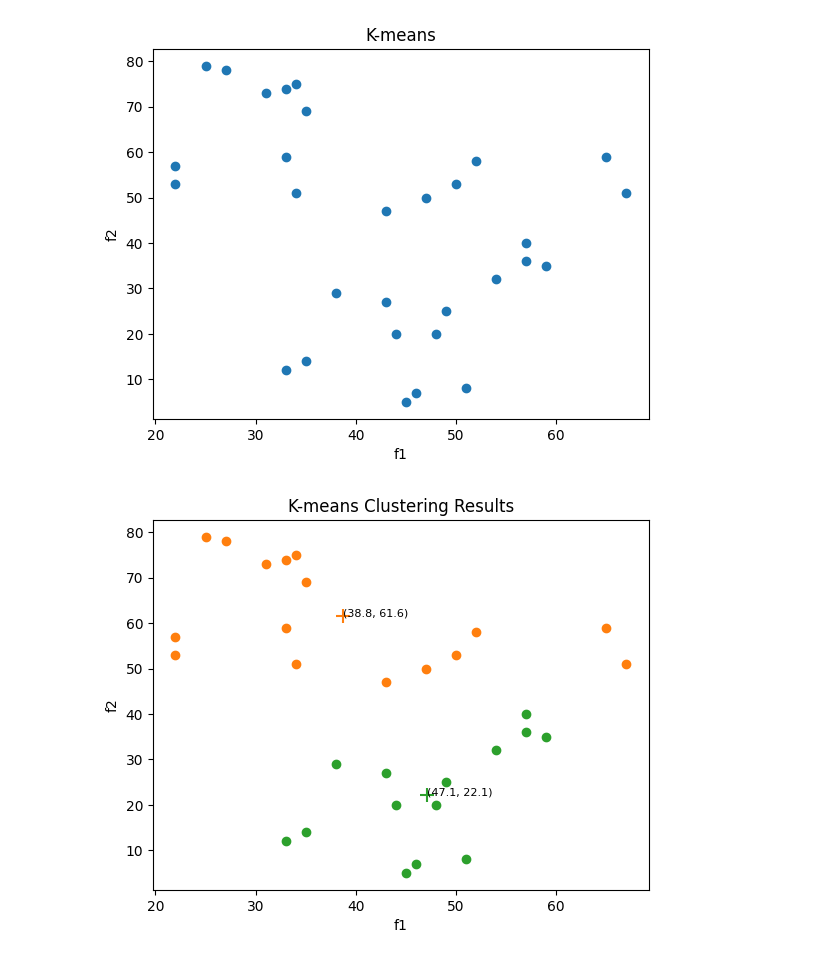
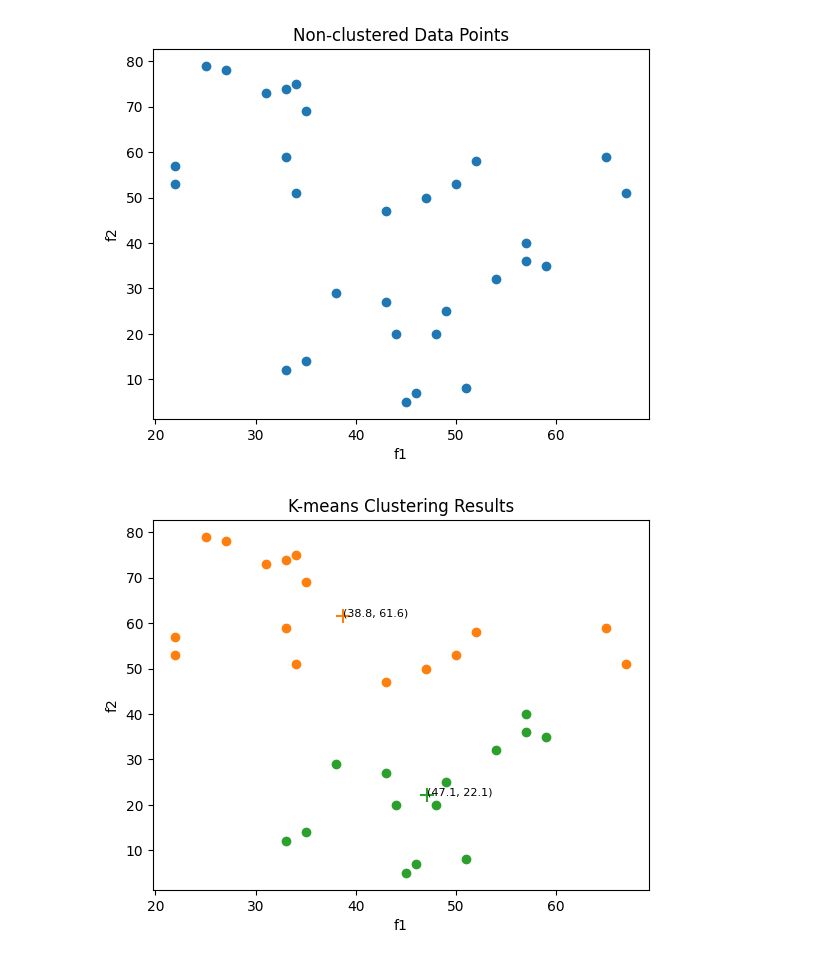
Before and after one commit to steventohme/CP468, a Jupyter notebook: Assignment 3/part_2.ipynb, the cells around one changed output. Saved outputs shown, nothing was run; the diff lists cells and outputs as text; code cells hidden in the pictures.

Commit message:
update non clustered graph

```diff
--- a/Assignment 3/part_2.ipynb
+++ b/Assignment 3/part_2.ipynb
@@ -7,22 +7,22 @@ from matplotlib import colors
 # %%
 # Read the CSV file
 data = pd.read_csv('kmeans.csv')
 
 # Extract the x and y values from the data
 x = data['f1']
 y = data['f2']
 
 # Create the scatterplot
 plt.scatter(x, y)
 plt.xlabel('f1')
 plt.ylabel('f2')
-plt.title('K-means')
+plt.title('Non-clustered Data Points')
 
 
 # Display the plot
 plt.show()
 # %% [output]
-[figure, old version]
+[figure, new version]
 # %%
 k = 2
 assignedData = kMeansAlgorithm(k, data['f1'], data['f2'])
```
Also changed, not shown: 3 other files.
